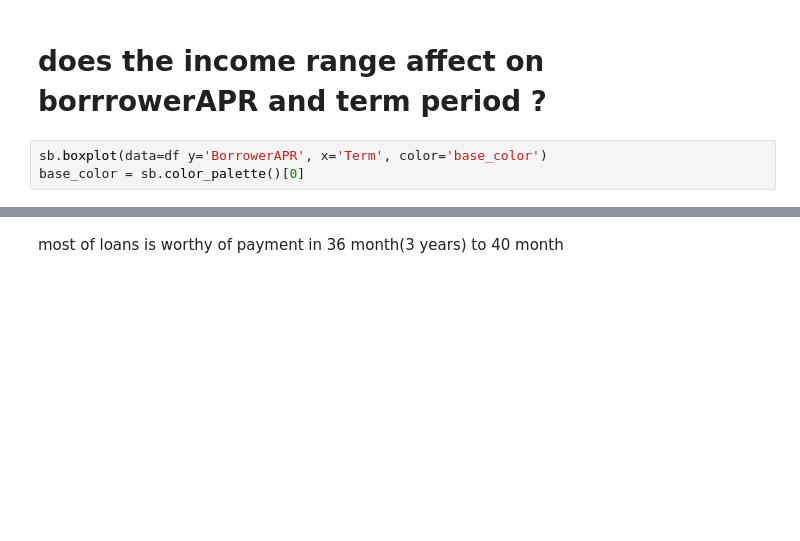
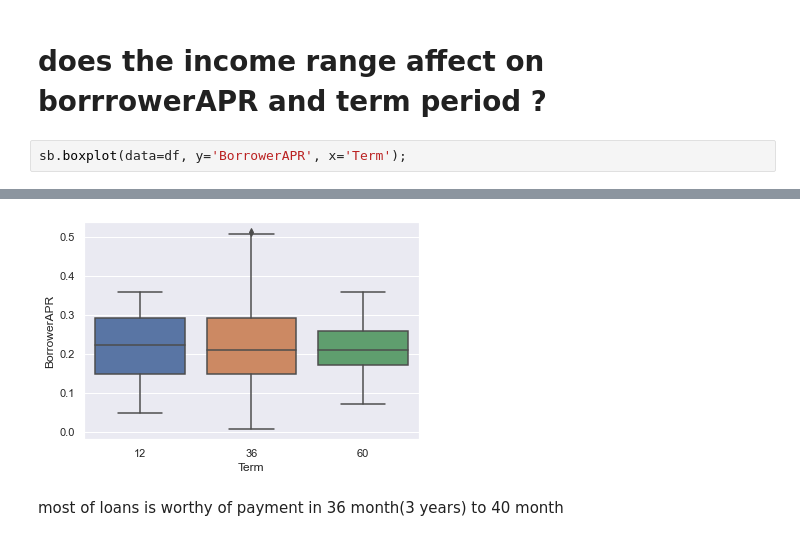
Before and after one commit to ahmedserwah/prosper-loan-data-financial-data-, a Jupyter notebook: exploration_template (1).ipynb, the cells around one changed output, grey strips where cells are left out. Cells and saved outputs as stored; diff of their text form; blank space fills up the shorter version.

```diff
--- a/exploration_template (1).ipynb
+++ b/exploration_template (1).ipynb
@@ -214,6 +213,5 @@ plt.title('the range of term');
 # %% [markdown]
 # does the income range affect on borrrowerAPR and term period ?
 # %%
-sb.boxplot(data=df y='BorrowerAPR', x='Term', color='base_color')
-base_color = sb.color_palette()[0]
+sb.boxplot(data=df, y='BorrowerAPR', x='Term');
 # %% [output]
@@ -221,3 +218,4 @@ SyntaxError: invalid syntax (<ipython-input-63-78c521d4fee9>, line 1)
+[figure, added]
 # %% [markdown]
 most of loans is worthy of payment in 36 month(3 years) to 40 month
 # %%
```
Also changed, not shown: parts of 2 cells of this notebook, 2 other files.
